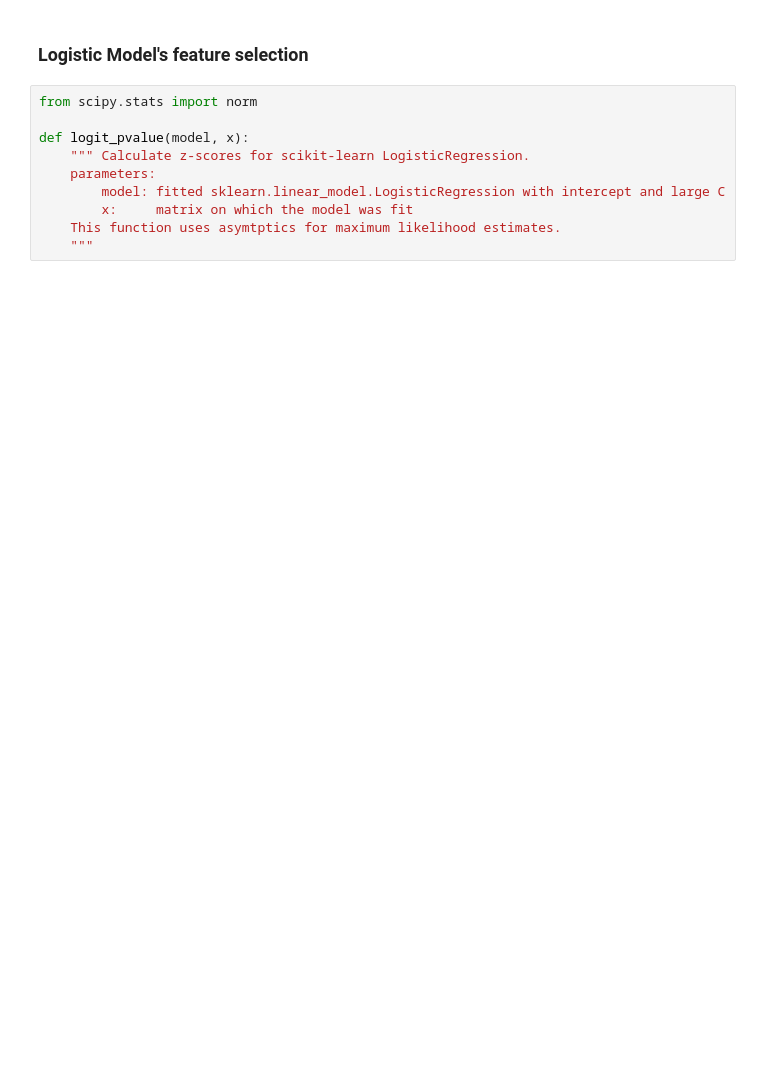
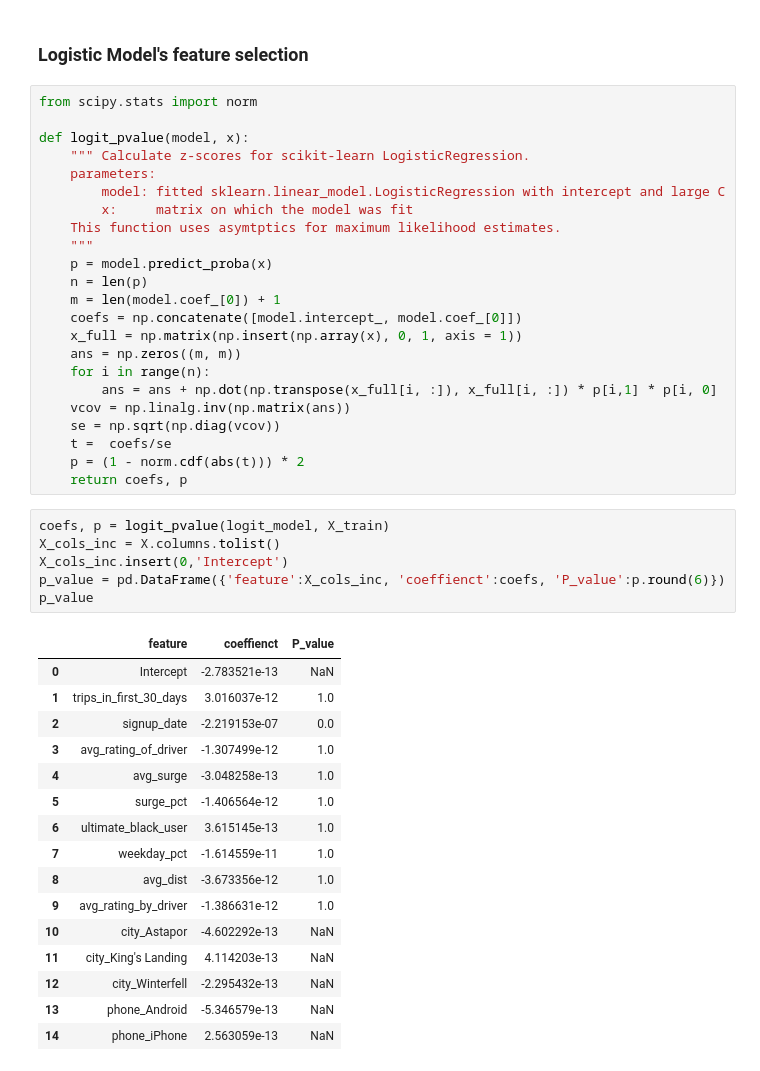
Before and after one commit to rhodapang/ultimate_challenge, a Jupyter notebook: Untitled.ipynb, the cells around one changed output. Cells and saved outputs as stored; diff of their text form; blank space fills up the shorter version.

```diff
--- a/Untitled.ipynb
+++ b/Untitled.ipynb
@@ -543,3 +550,39 @@ def logit_pvalue(model, x):
         x:     matrix on which the model was fit
     This function uses asymtptics for maximum likelihood estimates.
     """
+    p = model.predict_proba(x)
+    n = len(p)
+    m = len(model.coef_[0]) + 1
+    coefs = np.concatenate([model.intercept_, model.coef_[0]])
+    x_full = np.matrix(np.insert(np.array(x), 0, 1, axis = 1))
+    ans = np.zeros((m, m))
+    for i in range(n):
+        ans = ans + np.dot(np.transpose(x_full[i, :]), x_full[i, :]) * p[i,1] * p[i, 0]
+    vcov = np.linalg.inv(np.matrix(ans))
+    se = np.sqrt(np.diag(vcov))
+    t =  coefs/se
+    p = (1 - norm.cdf(abs(t))) * 2
+    return coefs, p
+# %%
+coefs, p = logit_pvalue(logit_model, X_train)
+X_cols_inc = X.columns.tolist()
+X_cols_inc.insert(0,'Intercept')
+p_value = pd.DataFrame({'feature':X_cols_inc, 'coeffienct':coefs, 'P_value':p.round(6)})
+p_value
+# %% [output]
+|  | feature | coeffienct | P_value |
+| 0 | Intercept | -2.783521e-13 | NaN |
+| 1 | trips_in_first_30_days | 3.016037e-12 | 1.0 |
+| 2 | signup_date | -2.219153e-07 | 0.0 |
+| 3 | avg_rating_of_driver | -1.307499e-12 | 1.0 |
+| 4 | avg_surge | -3.048258e-13 | 1.0 |
+| 5 | surge_pct | -1.406564e-12 | 1.0 |
+| 6 | ultimate_black_user | 3.615145e-13 | 1.0 |
+| 7 | weekday_pct | -1.614559e-11 | 1.0 |
+| 8 | avg_dist | -3.673356e-12 | 1.0 |
+| 9 | avg_rating_by_driver | -1.386631e-12 | 1.0 |
+| 10 | city_Astapor | -4.602292e-13 | NaN |
+| 11 | city_King's Landing | 4.114203e-13 | NaN |
+| 12 | city_Winterfell | -2.295432e-13 | NaN |
+| 13 | phone_Android | -5.346579e-13 | NaN |
+| 14 | phone_iPhone | 2.563059e-13 | NaN |
```
Also changed, not shown: parts of 3 cells of this notebook.
